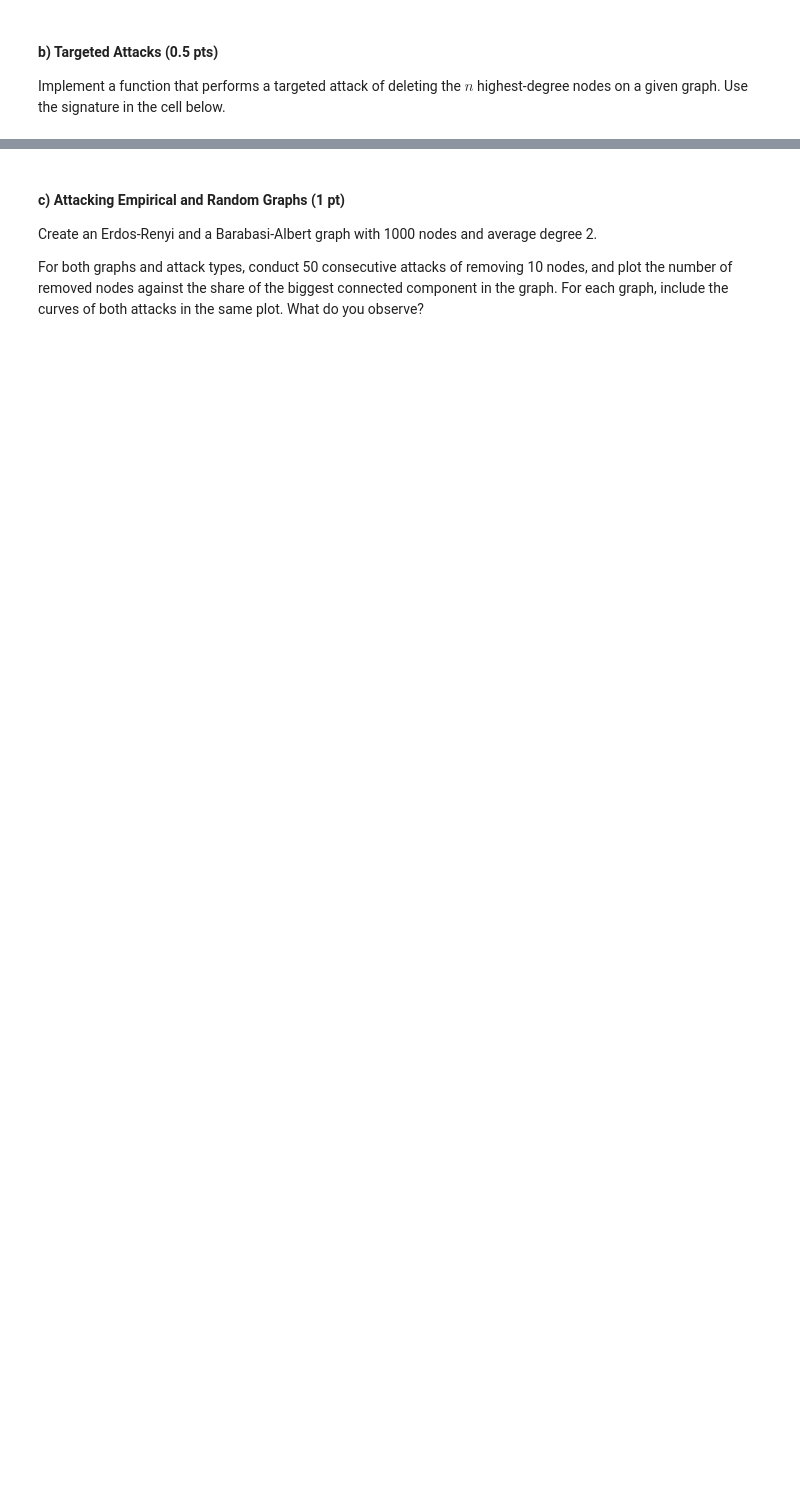
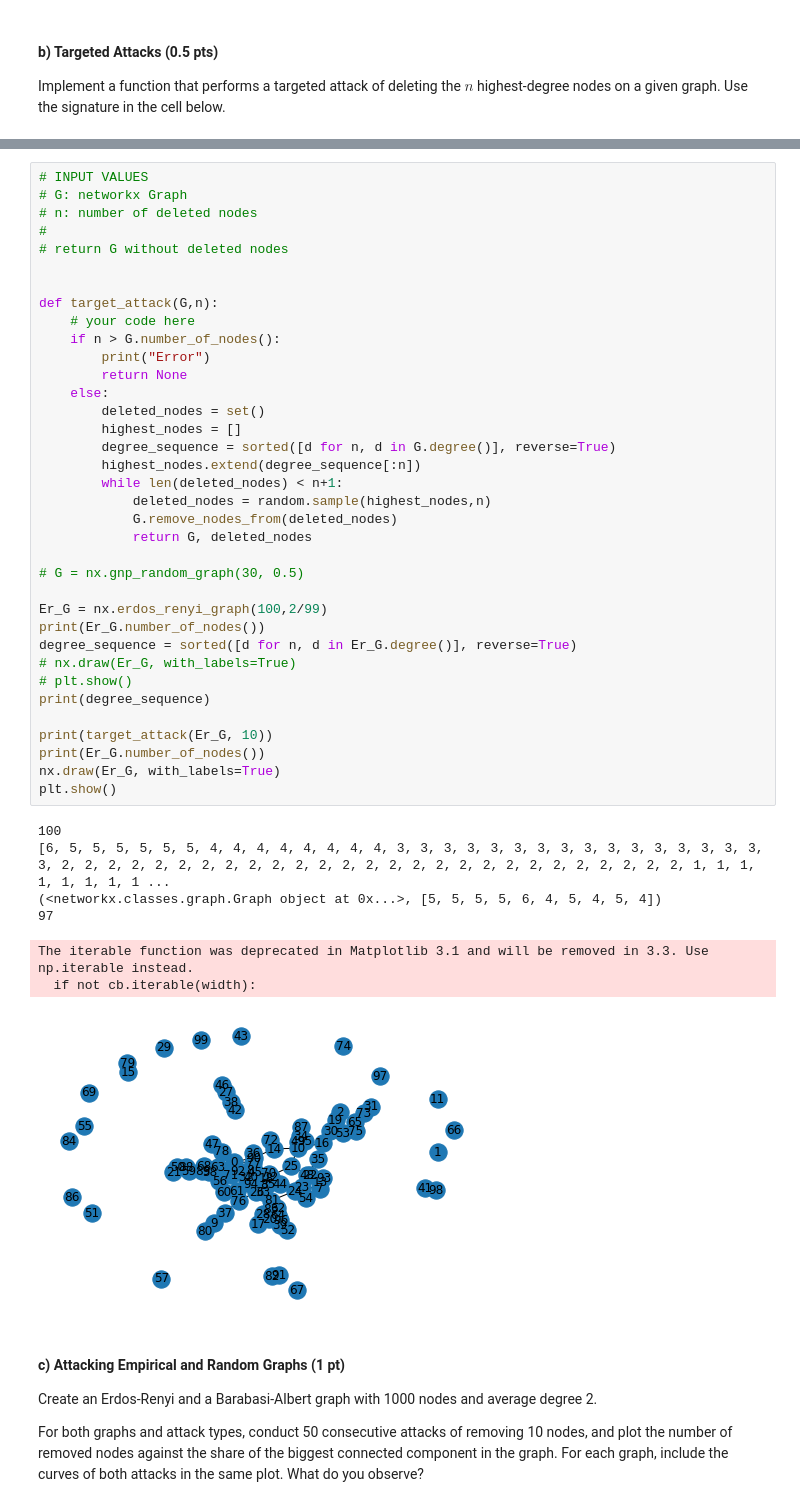
Before and after one commit to MaDolphin/Social-Data-Science, a Jupyter notebook: assignment_4/sunwen_home_assignment_4.ipynb, the cells around one changed output, grey strips where cells are left out. Saved outputs shown, nothing was run; the diff lists cells and outputs as text; blank space fills up the shorter version.

```diff
--- a/assignment_4/sunwen_home_assignment_4.ipynb
+++ b/assignment_4/sunwen_home_assignment_4.ipynb
@@ -115,3 +63,47 @@ The iterable function was deprecated in Matplotlib 3.1 and will be removed in 3.
+# %%
+# INPUT VALUES
+# G: networkx Graph
+# n: number of deleted nodes
+#
+# return G without deleted nodes
+
+
+def target_attack(G,n):
+    # your code here
+    if n > G.number_of_nodes():
+        print("Error")
+        return None
+    else:
+        deleted_nodes = set()
+        highest_nodes = []
+        degree_sequence = sorted([d for n, d in G.degree()], reverse=True)
+        highest_nodes.extend(degree_sequence[:n])
+        while len(deleted_nodes) < n+1:
+            deleted_nodes = random.sample(highest_nodes,n)
+            G.remove_nodes_from(deleted_nodes)
+            return G, deleted_nodes
+
+# G = nx.gnp_random_graph(30, 0.5)
+
+Er_G = nx.erdos_renyi_graph(100,2/99)
+print(Er_G.number_of_nodes())
+degree_sequence = sorted([d for n, d in Er_G.degree()], reverse=True)
+# nx.draw(Er_G, with_labels=True)
+# plt.show()
+print(degree_sequence)
+
+print(target_attack(Er_G, 10))
+print(Er_G.number_of_nodes())
+nx.draw(Er_G, with_labels=True)
+plt.show()
+# %% [output]
+100
+[6, 5, 5, 5, 5, 5, 5, 4, 4, 4, 4, 4, 4, 4, 4, 3, 3, 3, 3, 3, 3, 3, 3, 3, 3, 3, 3, 3, 3, 3, 3, 3, 2, 2, 2, 2, 2, 2, 2, 2, 2, 2, 2, 2, 2, 2, 2, 2, 2, 2, 2, 2, 2, 2, 2, 2, 2, 2, 2, 1, 1, 1, 1, 1, 1, 1, 1 ...
+(<networkx.classes.graph.Graph object at 0x...>, [5, 5, 5, 5, 6, 4, 5, 4, 5, 4])
+97
+The iterable function was deprecated in Matplotlib 3.1 and will be removed in 3.3. Use np.iterable instead.
+  if not cb.iterable(width):
+[figure, added]
 # %% [markdown]
 #### c) Attacking Empirical and Random Graphs (1 pt)
 
```
Also changed, not shown: parts of 5 cells of this notebook.
